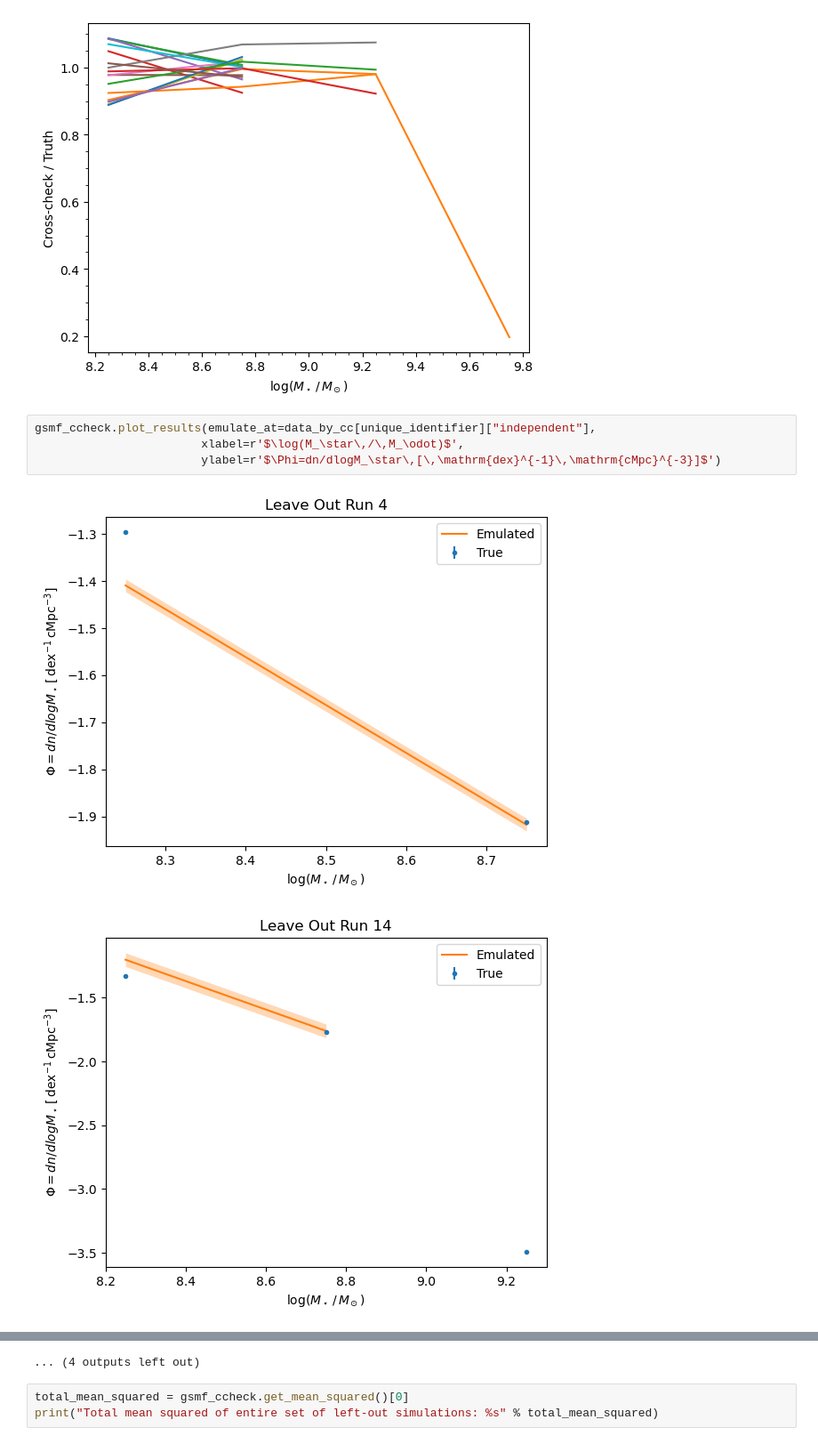
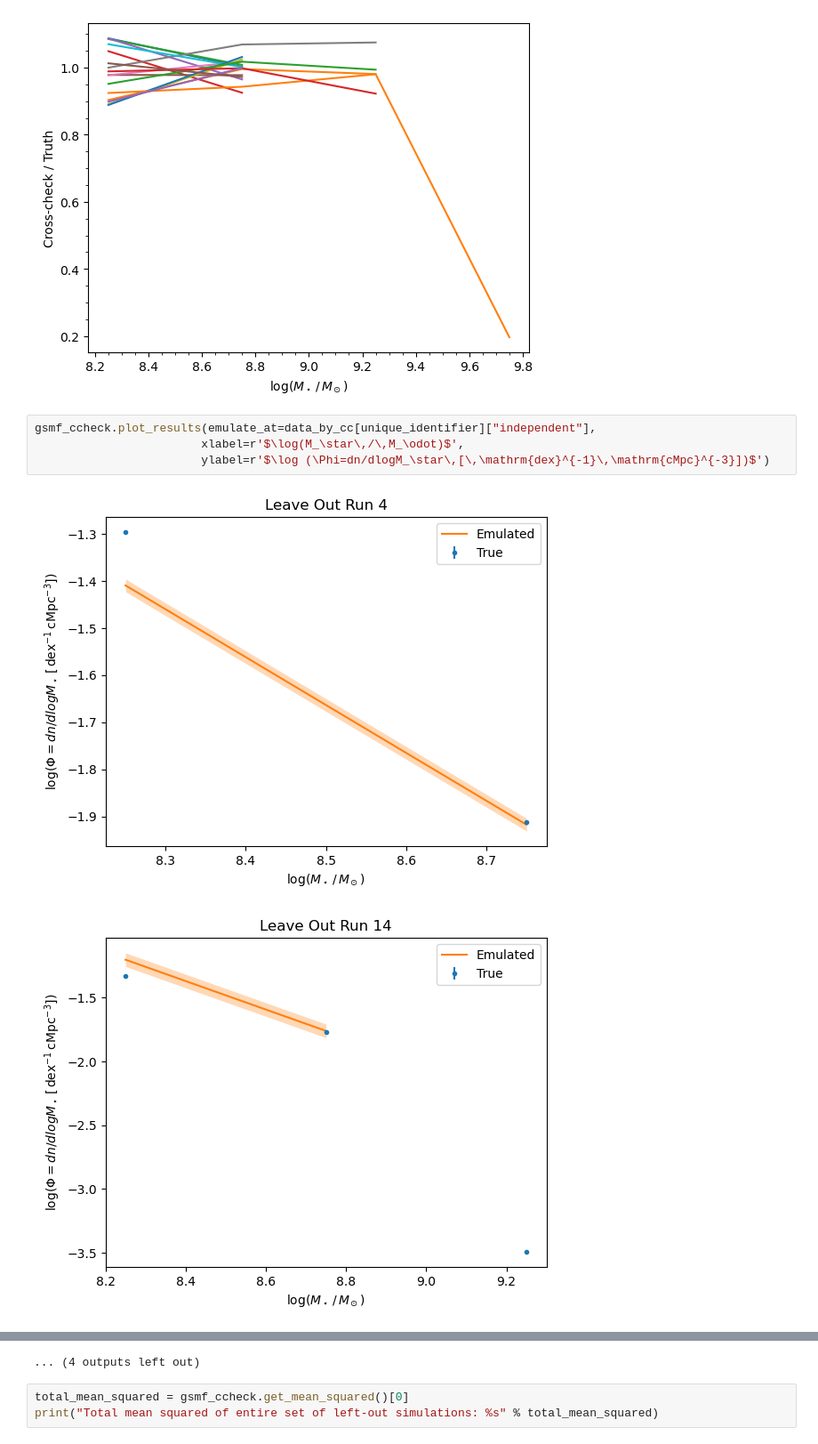
Before and after one commit to rennehan/swiftcalibration, a Jupyter notebook: scripts/swift_emulator.ipynb, the cells around one changed output, grey strips where cells are left out. Shown at 89% size. Cells and saved outputs as stored; diff of their text form.

```diff
--- a/scripts/swift_emulator.ipynb
+++ b/scripts/swift_emulator.ipynb
@@ -302,7 +307,7 @@ for unique_identifier in model_values.model_values:
 # %%
 gsmf_ccheck.plot_results(emulate_at=data_by_cc[unique_identifier]["independent"],
                         xlabel=r'$\log(M_\star\,/\,M_\odot)$',
-                        ylabel=r'$\Phi=dn/dlogM_\star\,[\,\mathrm{dex}^{-1}\,\mathrm{cMpc}^{-3}]$')
+                        ylabel=r'$\log (\Phi=dn/dlogM_\star\,[\,\mathrm{dex}^{-1}\,\mathrm{cMpc}^{-3}])$')
 # %% [output]
-[figure, old version]
+[figure, new version]
-[figure, old version]
+[figure, new version]
```
Also changed, not shown: parts of 10 cells of this notebook.
